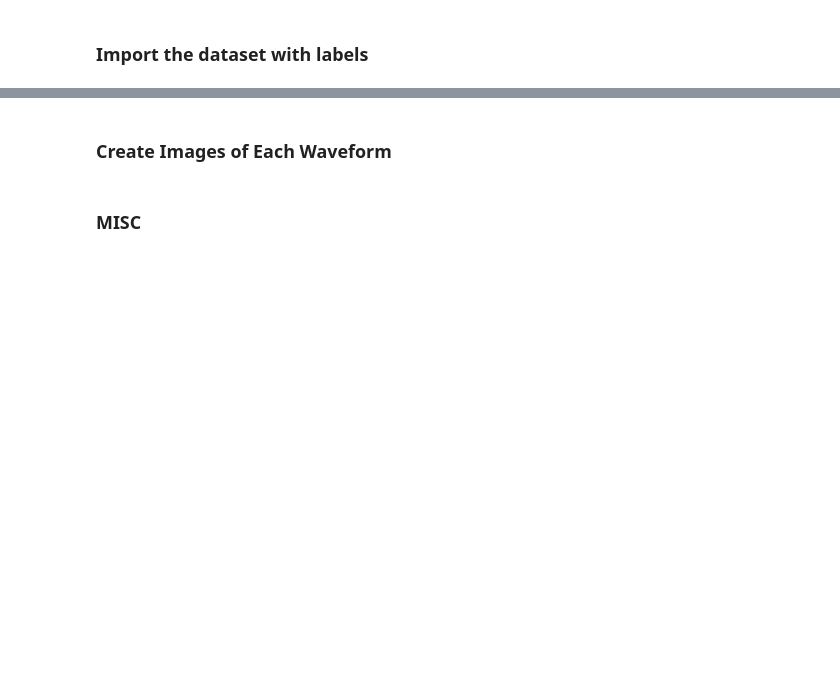
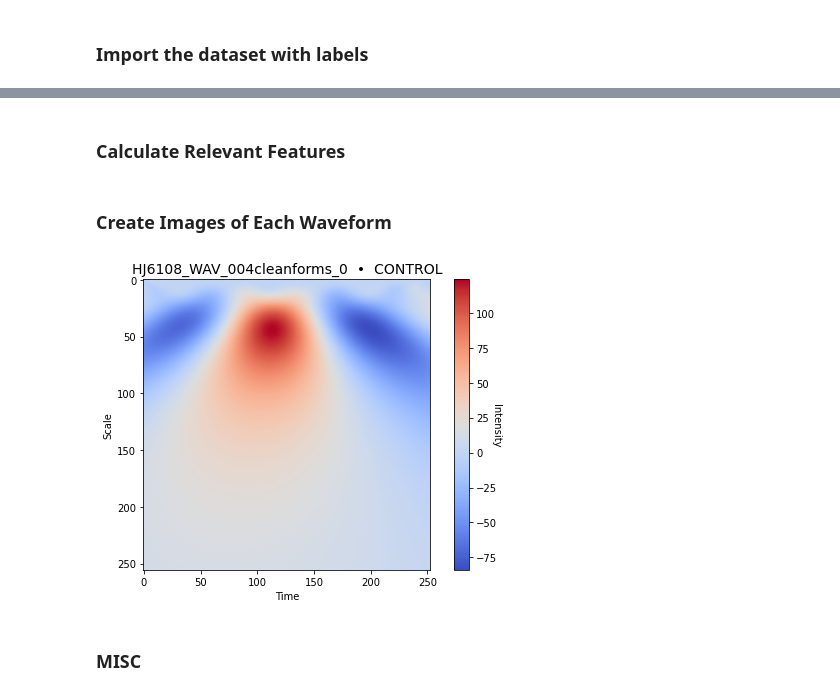
Before and after one commit to actsao/epahClassification, a Jupyter notebook: epahClassifier.ipynb, the cells around one changed output, grey strips where cells are left out. Drawn from its saved outputs; the diff is of its cells as text; code cells hidden in the pictures; blank space fills up the shorter version.

```diff
--- a/epahClassifier.ipynb
+++ b/epahClassifier.ipynb
@@ -116,29 +124,35 @@ print(epah.labels.value_counts())
 # %%
 waveforms = epah.waveforms['id'].unique()
 
-df_list = []
-for wave_id in waveforms:
-    id_mask = epah.waveforms['id'].str.contains(wave_id, regex=False)
-    wave = epah.waveforms[id_mask]['value']
-    wave = np.interp(np.arange(0, 500), np.arange(0, len(wave)), wave)
+use_interp = False
+use_normalize = False
+use_standardize = False
 
-    for i, x in enumerate(wave):
-        df_dict = {
-            'id':      wave_id,
-            'time':    i,
-            'value':   wave[i],
-        }
+if use_interp:
+    df_list = []
+    for wave_id in waveforms:
+        id_mask = epah.waveforms['id'].str.contains(wave_id, regex=False)
+        wave = epah.waveforms[id_mask]['value']
+        wave = np.interp(np.arange(0, 500), np.arange(0, len(wave)), wave)
 
-        df_list.append(df_dict)
+        for i, x in enumerate(wave):
+            df_dict = {
+                'id':      wave_id,
+                'time':    i,
+                'value':   wave[i],
+            }
 
-epah.waveforms = pd.DataFrame(df_list)
+            df_list.append(df_dict)
 
-for wave_id in waveforms:
-    id_mask = epah.waveforms['id'].str.contains(wave_id, regex=False)
-    epah.waveforms.loc[id_mask, 'value_norm'] = (epah.waveforms[id_mask]['value'] - epah.waveforms[id_mask]['value'].mean()) / epah.waveforms[id_mask]['value'].std()
-#     epah.waveforms.loc[id_mask, 'value_norm'] = (epah.waveforms[id_mask]['value'] - epah.waveforms[id_mask]['value'].min()) / (epah.waveforms[id_mask]['value'].max() - epah.waveforms[id_mask]['value'].min())
+    epah.waveforms = pd.DataFrame(df_list)
 
-epah.waveforms
+if use_normalize or use_standardize:
+    for wave_id in waveforms:
+        id_mask = epah.waveforms['id'].str.contains(wave_id, regex=False)
+        if use_normalize:
+            epah.waveforms.loc[id_mask, 'value_norm'] = (epah.waveforms[id_mask]['value'] - epah.waveforms[id_mask]['value'].min()) / (epah.waveforms[id_mask]['value'].max() - epah.waveforms[id_mask]['value'].min())
+        elif use_standardize:
+            epah.waveforms.loc[id_mask, 'value_norm'] = (epah.waveforms[id_mask]['value'] - epah.waveforms[id_mask]['value'].mean()) / epah.waveforms[id_mask]['value'].std()
 
 df_waveforms = epah.waveforms.copy()
 df_waveforms = df_waveforms.drop(columns=['value'])
@@ -238,3 +250,5 @@ ppl.named_steps["augmenter"].feature_selector.relevant_features
+# %% [markdown]
+### Calculate Relevant Features
 # %%
 from tsfresh import extract_features
 from tsfresh.utilities.dataframe_functions import impute
@@ -340,30 +354,32 @@ for wave in waves:
 # %%
 # Plot of CWT of waveforms
 waves = epah.waveforms['id'].unique()
 
 for wave in waves:
     fig, ax = plt.subplots(1, 1, figsize=(7, 5))
 
     label = df_labels.loc[wave.split('clean')[0]]['Source']
     values = epah.waveforms[epah.waveforms['id'].str.contains(wave, regex=False)]['value']
 
     num_steps = 256
     scales = np.arange(1, num_steps+1)
     wavelet_type = 'mexh'
     coefs, freqs = pywt.cwt(values, scales, wavelet_type)
     im = ax.imshow(coefs, cmap='coolwarm')
     cb = plt.colorbar(im, ax=ax)
     cb.set_label('Intensity', rotation=270)
     ax.set_xlabel('Time')
     ax.set_ylabel('Scale')
     ax.set_title(f'{wave}  •  {label.upper()}', fontsize=14)
 
     fig.tight_layout()
 
-#     break
+    break
 
     fig.savefig(f'waveforms_images/cwt/{wavelet_type}/{wave}_image.jpg')
     plt.close()
+# %% [output]
+[figure, added]
 # %% [markdown]
 ### MISC
 # %%
```
Also changed, not shown: parts of 4 cells of this notebook.
